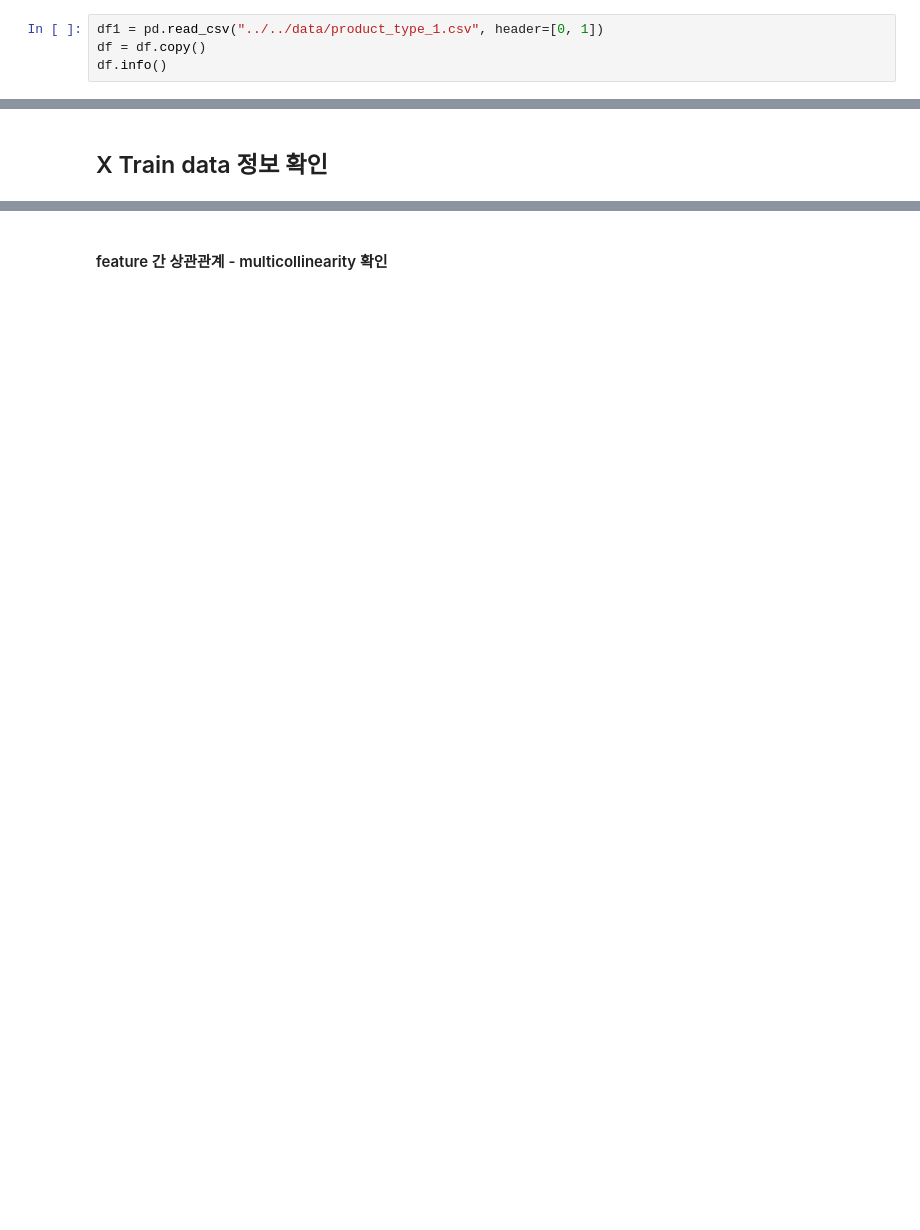
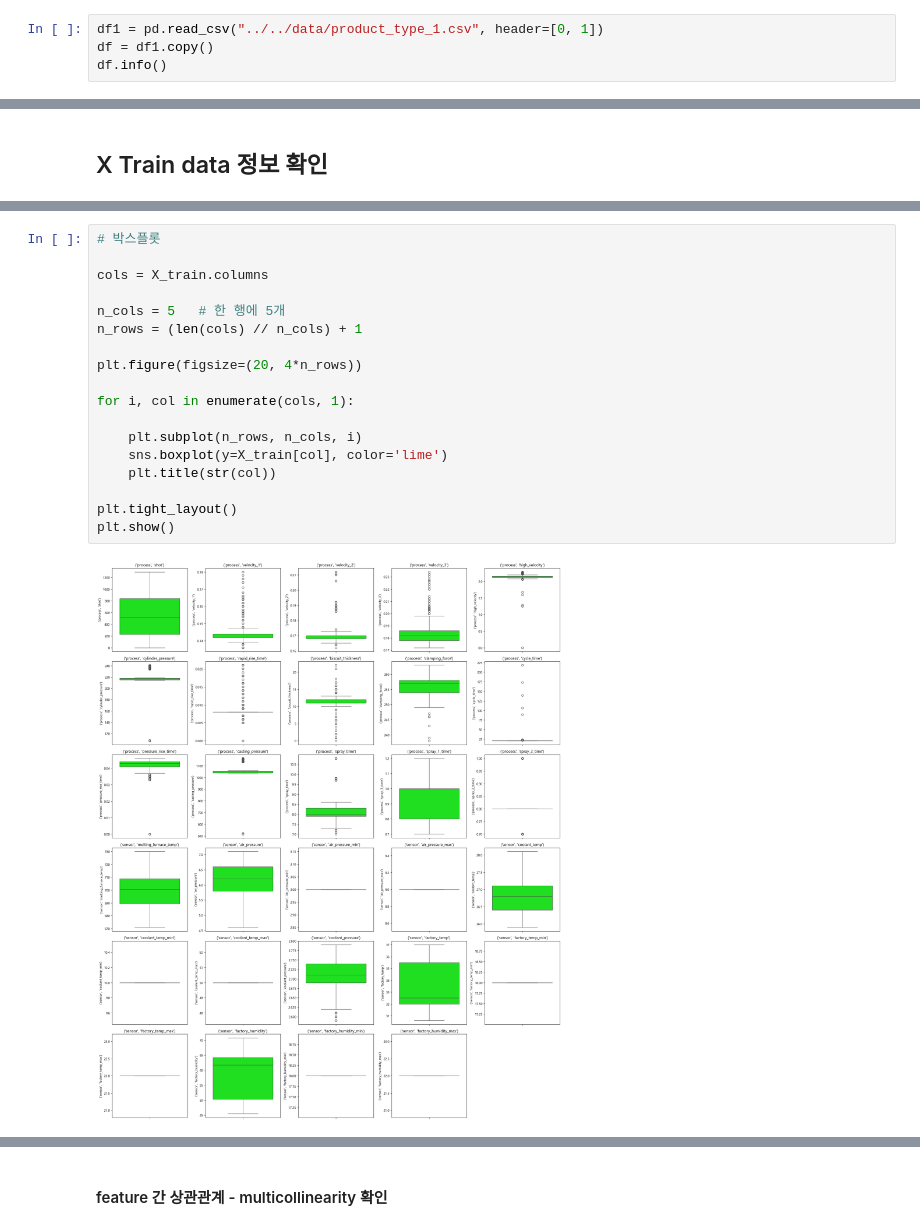
Before and after one commit to dlalswns0211/sparta_project_2_team1, a Jupyter notebook: src/JSY/day3_processing.ipynb, the cells around one changed output, grey strips where cells are left out. Saved outputs shown, nothing was run; the diff lists cells and outputs as text; blank space fills up the shorter version.

```diff
--- a/src/JSY/day3_processing.ipynb
+++ b/src/JSY/day3_processing.ipynb
@@ -62,7 +62,7 @@ print("="*60)
 ### 데이터 로드
 # %%
 df1 = pd.read_csv("../../data/product_type_1.csv", header=[0, 1])
-df = df.copy()
+df = df1.copy()
 df.info()
 # %% [output]
 <class 'pandas.DataFrame'>
@@ -214 +297,21 @@ display(X_train.describe())
+# %%
+# 박스플롯
+
+cols = X_train.columns
+
+n_cols = 5   # 한 행에 5개
+n_rows = (len(cols) // n_cols) + 1
+
+plt.figure(figsize=(20, 4*n_rows))
+
+for i, col in enumerate(cols, 1):
+
+    plt.subplot(n_rows, n_cols, i)
+    sns.boxplot(y=X_train[col], color='lime')
+    plt.title(str(col))
+
+plt.tight_layout()
+plt.show()
+# %% [output]
+[figure, added]
 # %%
```
Also changed, not shown: parts of 15 cells of this notebook.
